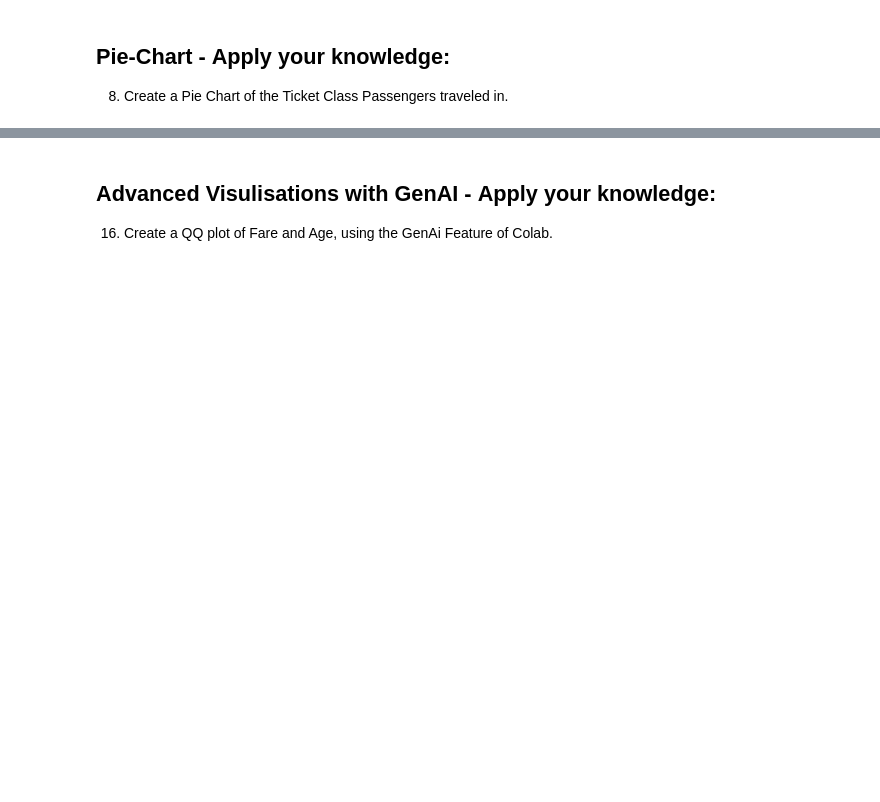
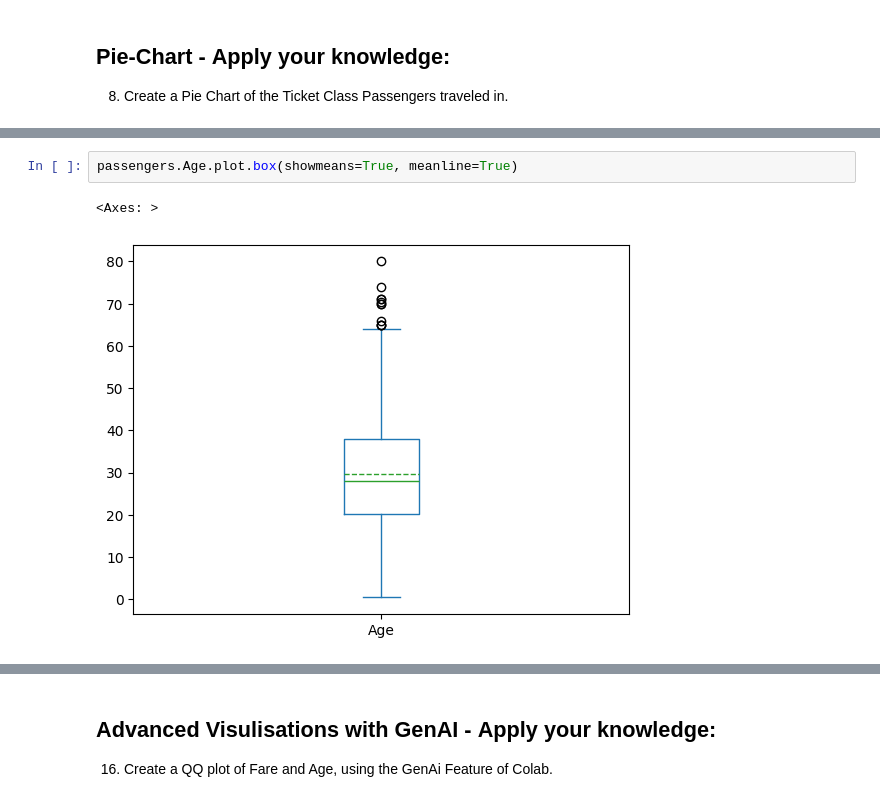
Before and after one commit to mschuessler/dba_lecture, a Jupyter notebook: notebooks/DBA2_02_Desc_Stats_and_Vis.ipynb, the cells around one changed output, grey strips where cells are left out. Drawn from its saved outputs; the diff is of its cells as text; blank space fills up the shorter version.

```diff
--- a/notebooks/DBA2_02_Desc_Stats_and_Vis.ipynb
+++ b/notebooks/DBA2_02_Desc_Stats_and_Vis.ipynb
@@ -62,0 +173,5 @@ passengers
+# %%
+passengers.Age.plot.box(showmeans=True, meanline=True)
+# %% [output]
+<Axes: >
+[figure, added]
```
Also changed, not shown: parts of 25 cells of this notebook.
